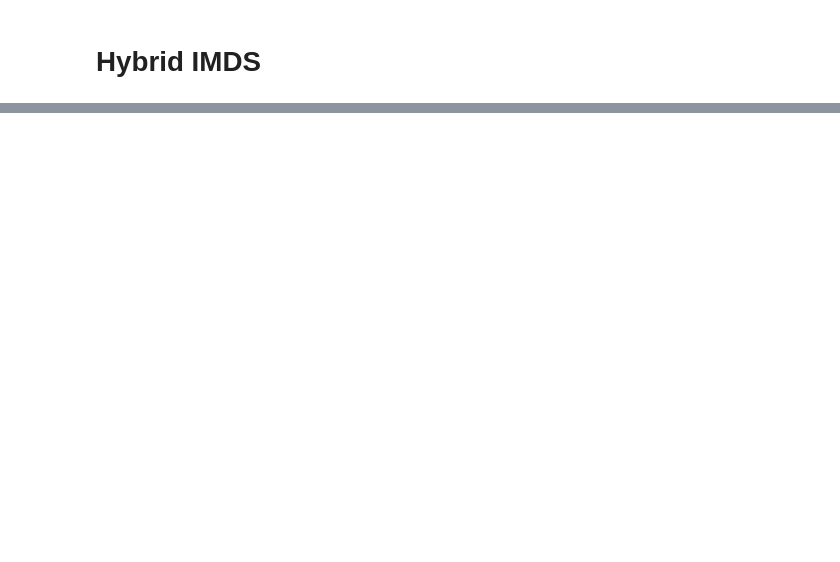
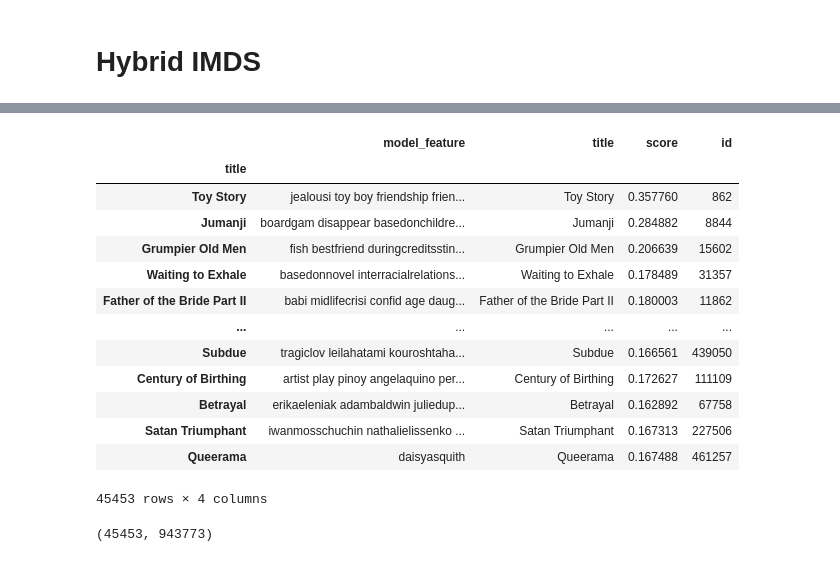
Before and after one commit to MohammadRouintan/Movie-Recommender-System, a Jupyter notebook: Recommender System/Hybrid IMDS.ipynb, the cells around one changed output, grey strips where cells are left out. Saved outputs shown, nothing was run; the diff lists cells and outputs as text; code cells hidden in the pictures; blank space fills up the shorter version.

```diff
--- a/Recommender System/Hybrid IMDS.ipynb
+++ b/Recommender System/Hybrid IMDS.ipynb
@@ -224,0 +152,3 @@ hybrid_df
+# %%
+hybrid_df.index = weighted_df.index
+hybrid_df
@@ -224,0 +170,23 @@ hybrid_df
+# %%
+# hybrid_df['title'] = title
+hybrid_df.rename(columns = {'combine':'model_feature'}, inplace = True)
+hybrid_df['title'] = title
+hybrid_df['score'] = weighted_df['score'].copy()
+hybrid_df['id'] = weighted_df['id'].copy()
+
+hybrid_df
+# %% [output]
+|  | model_feature | title | score | id |
+| title |  |  |  |  |
+| Toy Story | jealousi toy boy friendship frien... | Toy Story | 0.357760 | 862 |
+| Jumanji | boardgam disappear basedonchildre... | Jumanji | 0.284882 | 8844 |
+| Grumpier Old Men | fish bestfriend duringcreditsstin... | Grumpier Old Men | 0.206639 | 15602 |
+| Waiting to Exhale | basedonnovel interracialrelations... | Waiting to Exhale | 0.178489 | 31357 |
+| Father of the Bride Part II | babi midlifecrisi confid age daug... | Father of the Bride Part II | 0.180003 | 11862 |
+| ... | ... | ... | ... | ... |
+| Subdue | tragiclov leilahatami kouroshtaha... | Subdue | 0.166561 | 439050 |
+| Century of Birthing | artist play pinoy angelaquino per... | Century of Birthing | 0.172627 | 111109 |
+| Betrayal | erikaeleniak adambaldwin juliedup... | Betrayal | 0.162892 | 67758 |
+| Satan Triumphant | iwanmosschuchin nathalielissenko ... | Satan Triumphant | 0.167313 | 227506 |
+| Queerama | daisyasquith | Queerama | 0.167488 | 461257 |
+45453 rows × 4 columns
@@ -224,0 +196,7 @@ hybrid_df
+# %%
+hybrid_df['combine'] = hybrid_df['combine'].fillna('')
+tfidf = TfidfVectorizer(analyzer="word",stop_words='english',ngram_range = (1,2) ,min_df=0)
+tfidf_matrix = tfidf.fit_transform(hybrid_df['combine'])
+tfidf_matrix.shape
+# %% [output]
+(45453, 943773)
```
Also changed, not shown: parts of 32 cells of this notebook, 4 other files.
